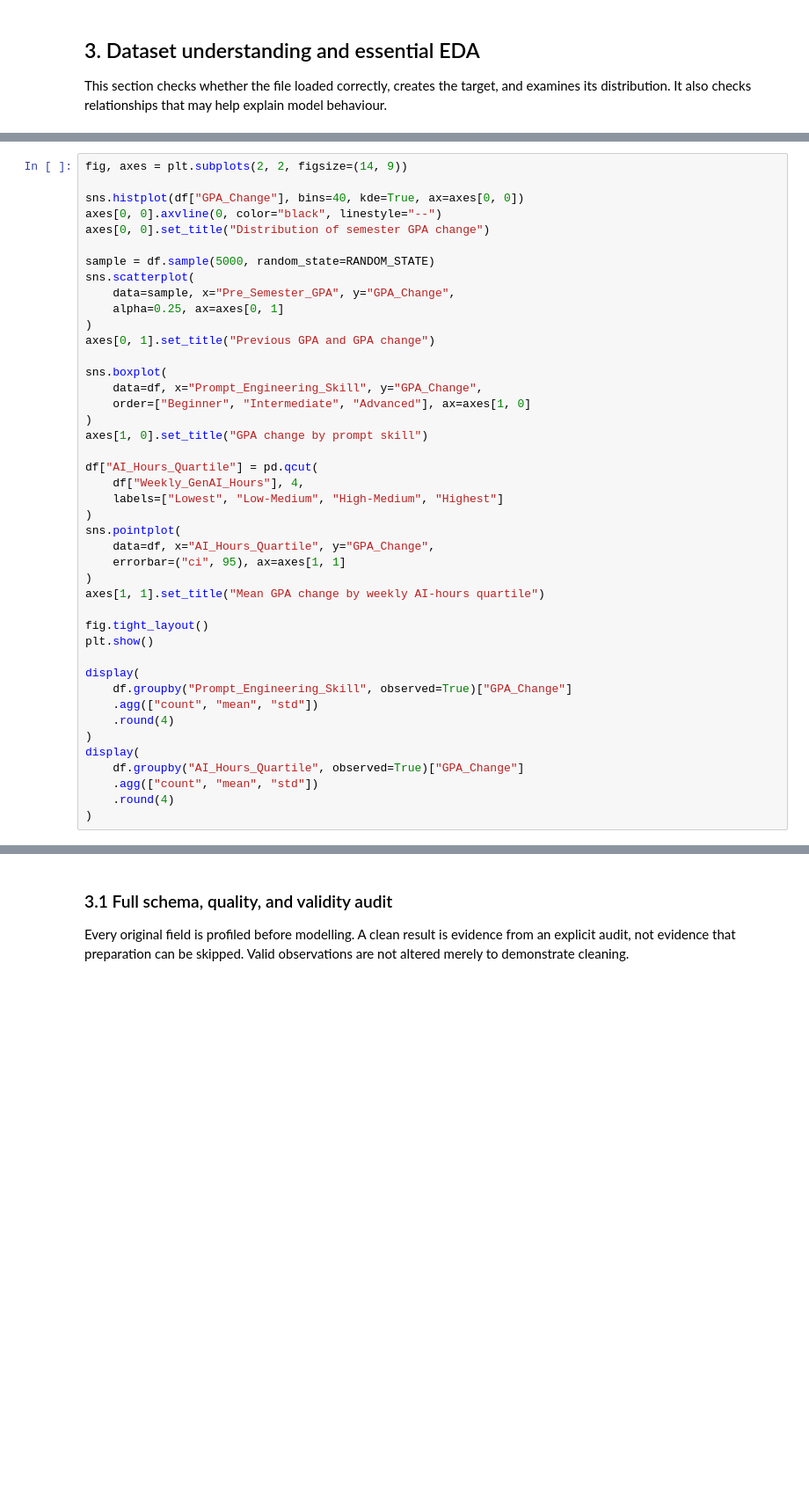
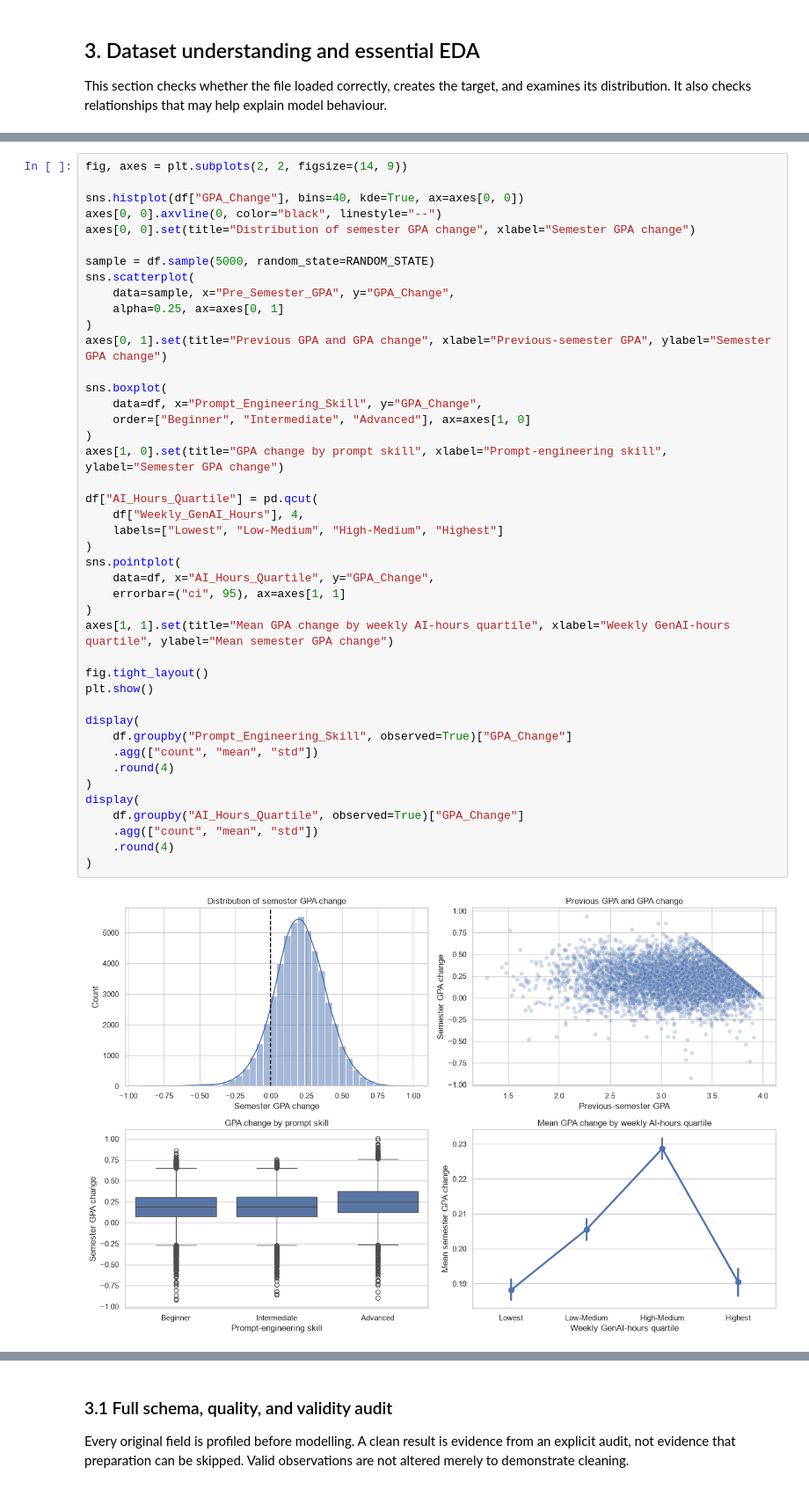
Before and after one commit to Tanjim-Noor/AML-Assignment, a Jupyter notebook: Final Assignment/notebooks/06_comprehensive_gpa_change_regression.ipynb, the cells around one changed output, grey strips where cells are left out. Shown at 88% size. Saved outputs shown, nothing was run; the diff lists cells and outputs as text; blank space fills up the shorter version.

```diff
--- a/Final Assignment/notebooks/06_comprehensive_gpa_change_regression.ipynb
+++ b/Final Assignment/notebooks/06_comprehensive_gpa_change_regression.ipynb
@@ -93,41 +114,43 @@ fig, axes = plt.subplots(2, 2, figsize=(14, 9))
 
 sns.histplot(df["GPA_Change"], bins=40, kde=True, ax=axes[0, 0])
 axes[0, 0].axvline(0, color="black", linestyle="--")
-axes[0, 0].set_title("Distribution of semester GPA change")
+axes[0, 0].set(title="Distribution of semester GPA change", xlabel="Semester GPA change")
 
 sample = df.sample(5000, random_state=RANDOM_STATE)
 sns.scatterplot(
     data=sample, x="Pre_Semester_GPA", y="GPA_Change",
     alpha=0.25, ax=axes[0, 1]
 )
-axes[0, 1].set_title("Previous GPA and GPA change")
+axes[0, 1].set(title="Previous GPA and GPA change", xlabel="Previous-semester GPA", ylabel="Semester GPA change")
 
 sns.boxplot(
     data=df, x="Prompt_Engineering_Skill", y="GPA_Change",
     order=["Beginner", "Intermediate", "Advanced"], ax=axes[1, 0]
 )
-axes[1, 0].set_title("GPA change by prompt skill")
+axes[1, 0].set(title="GPA change by prompt skill", xlabel="Prompt-engineering skill", ylabel="Semester GPA change")
 
 df["AI_Hours_Quartile"] = pd.qcut(
     df["Weekly_GenAI_Hours"], 4,
     labels=["Lowest", "Low-Medium", "High-Medium", "Highest"]
 )
 sns.pointplot(
     data=df, x="AI_Hours_Quartile", y="GPA_Change",
     errorbar=("ci", 95), ax=axes[1, 1]
 )
-axes[1, 1].set_title("Mean GPA change by weekly AI-hours quartile")
+axes[1, 1].set(title="Mean GPA change by weekly AI-hours quartile", xlabel="Weekly GenAI-hours quartile", ylabel="Mean semester GPA change")
 
 fig.tight_layout()
 plt.show()
 
 display(
     df.groupby("Prompt_Engineering_Skill", observed=True)["GPA_Change"]
     .agg(["count", "mean", "std"])
     .round(4)
 )
 display(
     df.groupby("AI_Hours_Quartile", observed=True)["GPA_Change"]
     .agg(["count", "mean", "std"])
     .round(4)
 )
+# %% [output]
+[figure, added]
```
Also changed, not shown: parts of 25 cells of this notebook, 21 other files.
